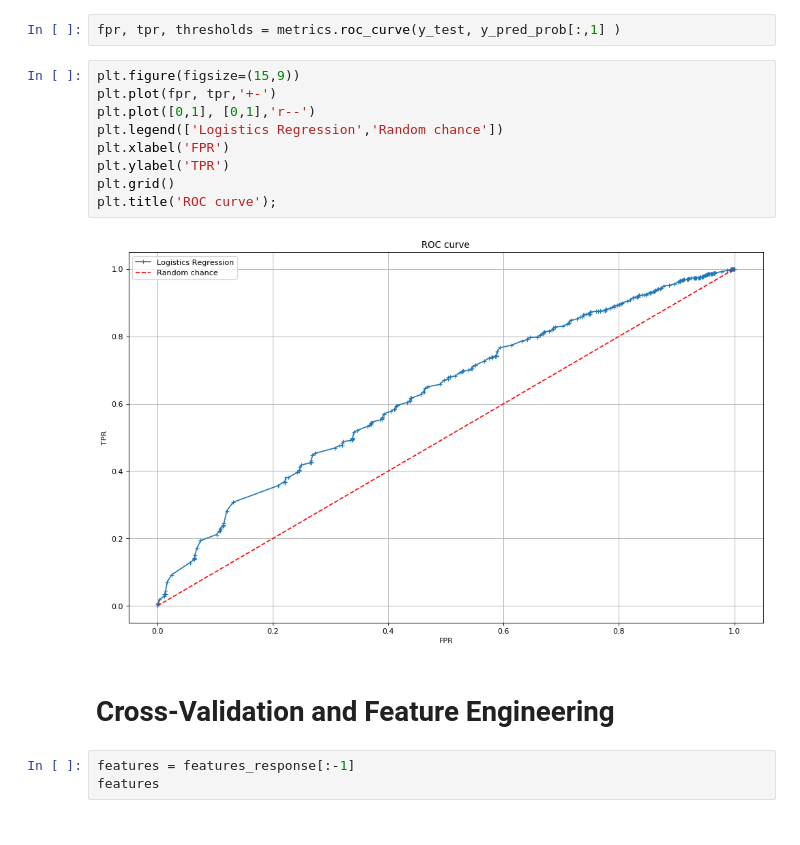
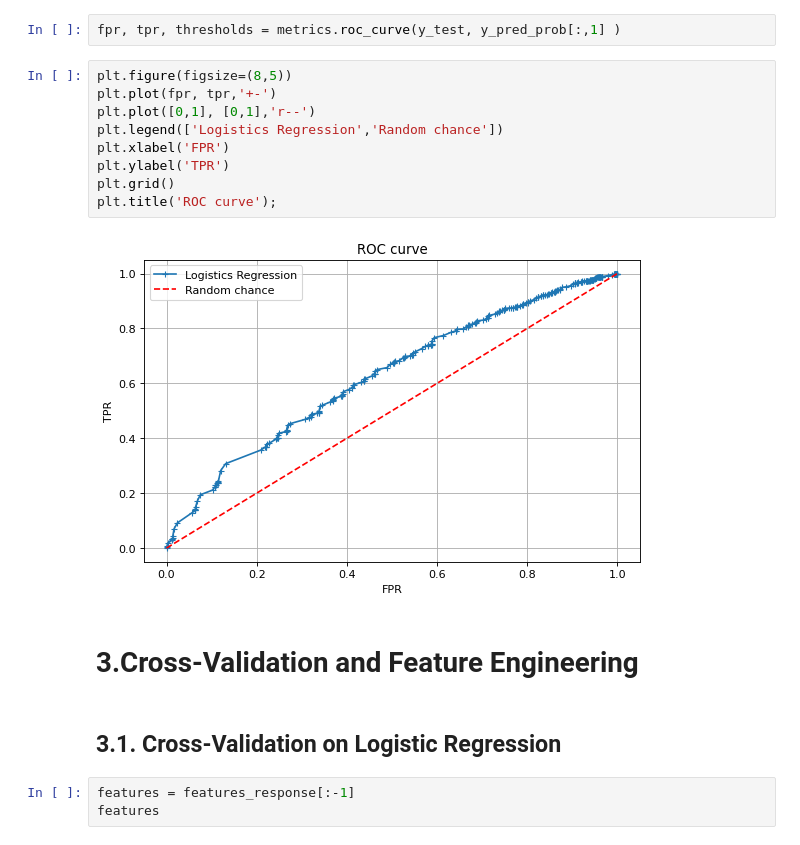
Before and after one commit to nehat280/Credit-Card-Default-Detection, a Jupyter notebook: default of credit card clients .ipynb, the cells around one changed output. Cells and saved outputs as stored; diff of their text form.

```diff
--- a/default of credit card clients .ipynb
+++ b/default of credit card clients .ipynb
@@ -758,18 +773,20 @@ array([[0.74826924, 0.25173076],
 # %%
 fpr, tpr, thresholds = metrics.roc_curve(y_test, y_pred_prob[:,1] )
 # %%
-plt.figure(figsize=(15,9))
+plt.figure(figsize=(8,5))
 plt.plot(fpr, tpr,'+-')
 plt.plot([0,1], [0,1],'r--')
 plt.legend(['Logistics Regression','Random chance'])
 plt.xlabel('FPR')
 plt.ylabel('TPR')
 plt.grid()
 plt.title('ROC curve');
 # %% [output]
-[figure, old version]
+[figure, new version]
 # %% [markdown]
-# Cross-Validation and Feature Engineering
+# 3.Cross-Validation and Feature Engineering
+# %% [markdown]
+## 3.1. Cross-Validation on Logistic Regression
 # %%
 features = features_response[:-1]
 features
```
Also changed, not shown: parts of 82 cells of this notebook.
